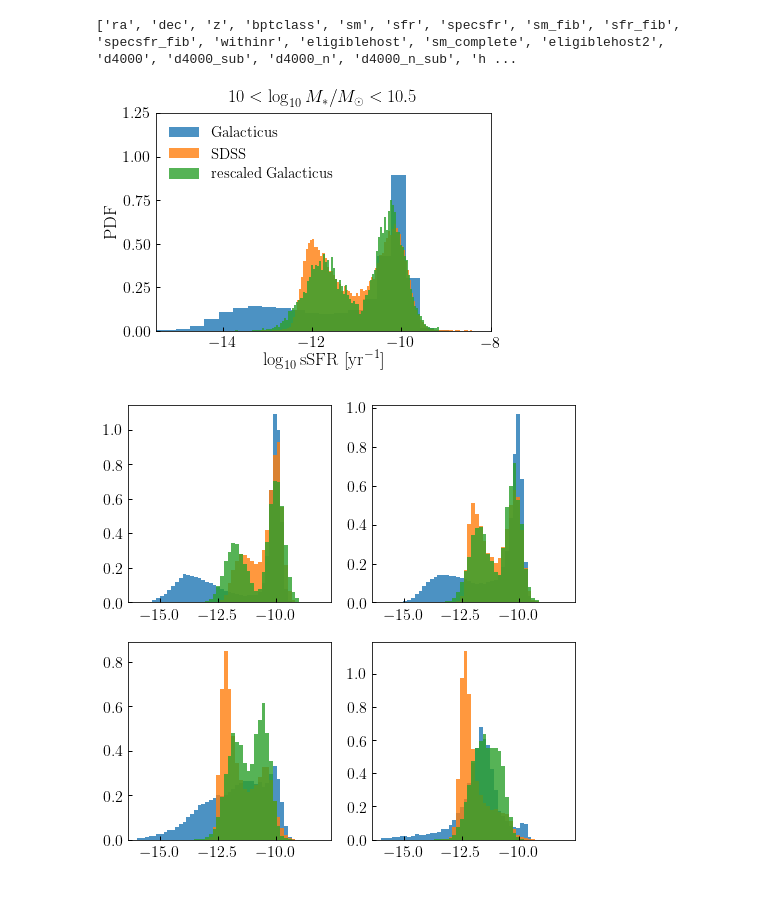
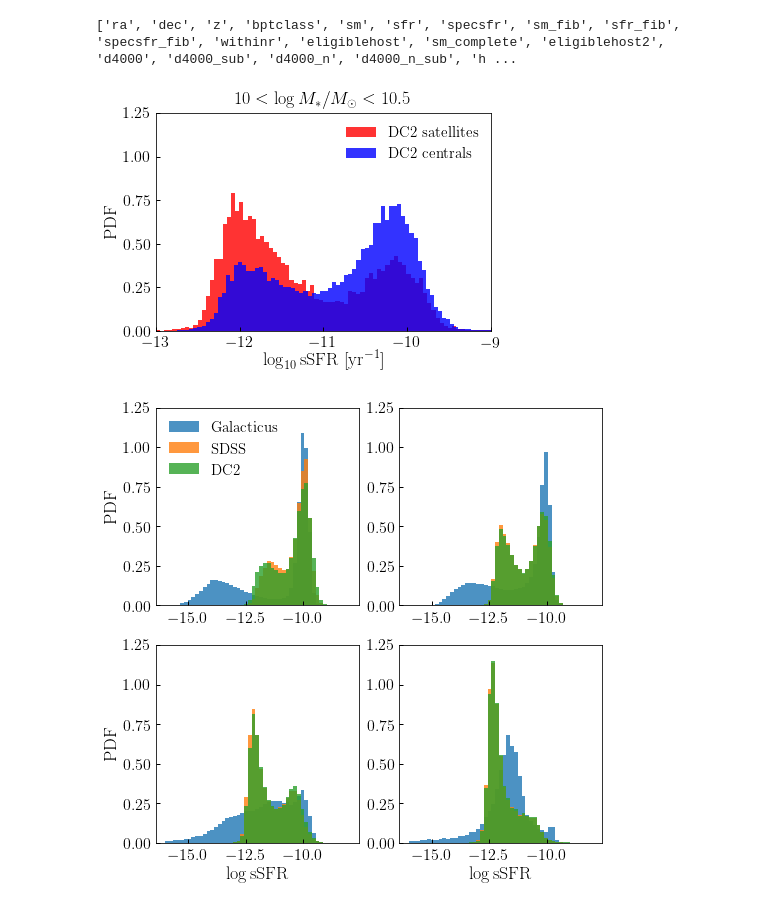
Before and after one commit to dkorytov/rescale_dc2, a Jupyter notebook: notebooks/dc2_ssfr_rescaling.ipynb, the cells around one changed output. Drawn from its saved outputs; the diff is of its cells as text; code cells hidden in the pictures.

Commit message:
Updated ssfr dev notebook with plots

```diff
--- a/notebooks/dc2_ssfr_rescaling.ipynb
+++ b/notebooks/dc2_ssfr_rescaling.ipynb
@@ -65,36 +81,32 @@ for low_sm, high_sm in zip(logsm_bins[:-1], logsm_bins[1:]):
 # %%
 low_sm, high_sm = 10, 10.5
 sm_mask = protoDC2_z0['totalMassStellar'] >= 10**low_sm
 sm_mask *= protoDC2_z0['totalMassStellar'] < 10**high_sm
 
-sm_mask2 = umachine_z0['obs_sm'] >= 10**low_sm
-sm_mask2 *= umachine_z0['obs_sm'] < 10**high_sm
+sm_mask_cens = sm_mask * (protoDC2_z0['isCentral']==True)
+sm_mask_sats = sm_mask * (protoDC2_z0['isCentral']==False)
 
 sm_mask_sdss = sdss['sm'] >= low_sm
 sm_mask_sdss *= sdss['sm'] < high_sm
 
 fig, ax = plt.subplots(1, 1)
 
-__=ax.hist(protoDC2_z0['ssfr'][sm_mask], normed=True, alpha=0.8, bins=100,
-          label=r'${\rm Galacticus}$')
+__=ax.hist(protoDC2_z0['remapped_ssfr'][sm_mask_sats], normed=True, alpha=0.8, bins=100,
+           label=r'${\rm DC2\ satellites}$', color='red')
+__=ax.hist(protoDC2_z0['remapped_ssfr'][sm_mask_cens], normed=True, alpha=0.8, bins=100,
+           label=r'${\rm DC2\ centrals}$', color='blue')
 
-__=ax.hist(sdss['ssfr'][sm_mask_sdss], normed=True, alpha=0.8, bins=100,
-          label=r'${\rm SDSS}$')
-# __=ax.hist(umachine_z0['obs_ssfr'][sm_mask2], normed=True, alpha=0.8, bins=100,
-#            label=r'${\rm UniverseMachine}$')
-__=ax.hist(protoDC2_z0['remapped_ssfr'][sm_mask], normed=True, alpha=0.8, bins=100,
-           label=r'${\rm rescaled\ Galacticus}$')
 xlabel = ax.set_xlabel(r'$\log_{10}{\rm sSFR}\ [{\rm yr}^{-1}]$')
 ylabel = ax.set_ylabel(r'${\rm PDF}$')
 legend = ax.legend()
-xlim = ax.set_xlim(-15.5, -8)
+xlim = ax.set_xlim(-13., -9)
 ylim = ax.set_ylim(0, 1.25)
-title = ax.set_title(r'$10 < \log_{10}M_{\ast}/M_{\odot} < 10.5$')
+title = ax.set_title(r'$10 < \log M_{\ast}/M_{\odot} < 10.5$')
 
-figname = 'ssfr_distribution_comparison_10p5.pdf'
+figname = 'ssfr_distribution_comparison_sm10p5_cens_sats.pdf'
 fig.savefig(figname, bbox_extra_artists=[xlabel, ylabel], bbox_inches='tight')
 # %% [output]
-[figure, old version]
+[figure, new version]
 # %%
 fig, axes = plt.subplots(2, 2, figsize=(8, 8))
 (ax1, ax2), (ax3, ax4) = axes
@@ -114,7 +126,7 @@ __=ax1.hist(protoDC2_z0['ssfr'][sm_mask], normed=True, alpha=0.8, bins=ssfr_bins
 __=ax1.hist(sdss['ssfr'][sm_mask_sdss], normed=True, alpha=0.8, bins=ssfr_bins,
           label=r'${\rm SDSS}$')
 __=ax1.hist(protoDC2_z0['remapped_ssfr'][sm_mask], normed=True, alpha=0.8, bins=ssfr_bins,
-           label=r'${\rm rescaled\ Galacticus}$')
+           label=r'${\rm DC2}$')
 
 
 #  Upper-right panel
@@ -129,7 +141,7 @@ __=ax2.hist(protoDC2_z0['ssfr'][sm_mask], normed=True, alpha=0.8, bins=ssfr_bins
 __=ax2.hist(sdss['ssfr'][sm_mask_sdss], normed=True, alpha=0.8, bins=ssfr_bins,
           label=r'${\rm SDSS}$')
 __=ax2.hist(protoDC2_z0['remapped_ssfr'][sm_mask], normed=True, alpha=0.8, bins=ssfr_bins,
-           label=r'${\rm rescaled\ Galacticus}$')
+           label=r'${\rm DC2}$')
 
 #  lower-left panel
 low_sm, high_sm = 10.5, 11
@@ -143,7 +155,7 @@ __=ax3.hist(protoDC2_z0['ssfr'][sm_mask], normed=True, alpha=0.8, bins=ssfr_bins
 __=ax3.hist(sdss['ssfr'][sm_mask_sdss], normed=True, alpha=0.8, bins=ssfr_bins,
           label=r'${\rm SDSS}$')
 __=ax3.hist(protoDC2_z0['remapped_ssfr'][sm_mask], normed=True, alpha=0.8, bins=ssfr_bins,
-           label=r'${\rm rescaled\ Galacticus}$')
+           label=r'${\rm DC2}$')
 
 #  lower-right panel
 low_sm, high_sm = 11, 11.5
@@ -157,6 +169,19 @@ __=ax4.hist(protoDC2_z0['ssfr'][sm_mask], normed=True, alpha=0.8, bins=ssfr_bins
 __=ax4.hist(sdss['ssfr'][sm_mask_sdss], normed=True, alpha=0.8, bins=ssfr_bins,
           label=r'${\rm SDSS}$')
 __=ax4.hist(protoDC2_z0['remapped_ssfr'][sm_mask], normed=True, alpha=0.8, bins=ssfr_bins,
-           label=r'${\rm rescaled\ Galacticus}$')
+           label=r'${\rm DC2}$')
+
+for ax in (ax1, ax2, ax3, ax4):
+    ylim = ax.set_ylim(0, 1.25)
+
+leg = ax1.legend()
+
+xlabel3 = ax3.set_xlabel(r'$\log {\rm sSFR}$')
+xlabel4 = ax4.set_xlabel(r'$\log {\rm sSFR}$')
+ylable1 = ax1.set_ylabel(r'${\rm PDF}$')
+ylabel3 = ax3.set_ylabel(r'${\rm PDF}$')
+
+figname = 'ssfr_distribution_dc2_vs_sdss.pdf'
+fig.savefig(figname, bbox_extra_artists=[xlabel3, ylabel3], bbox_inches='tight')
 # %% [output]
-[figure, old version]
+[figure, new version]
```
Also changed, not shown: parts of 4 cells of this notebook.
